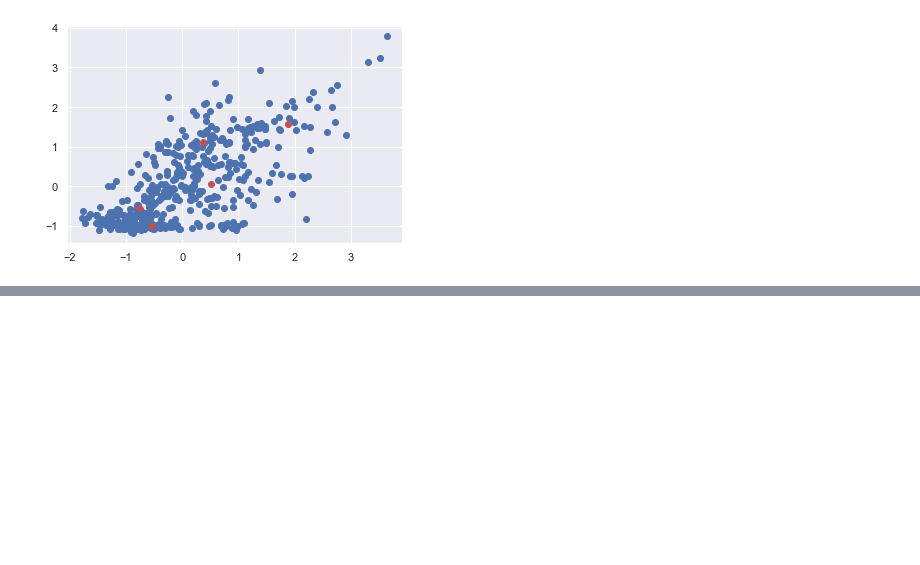
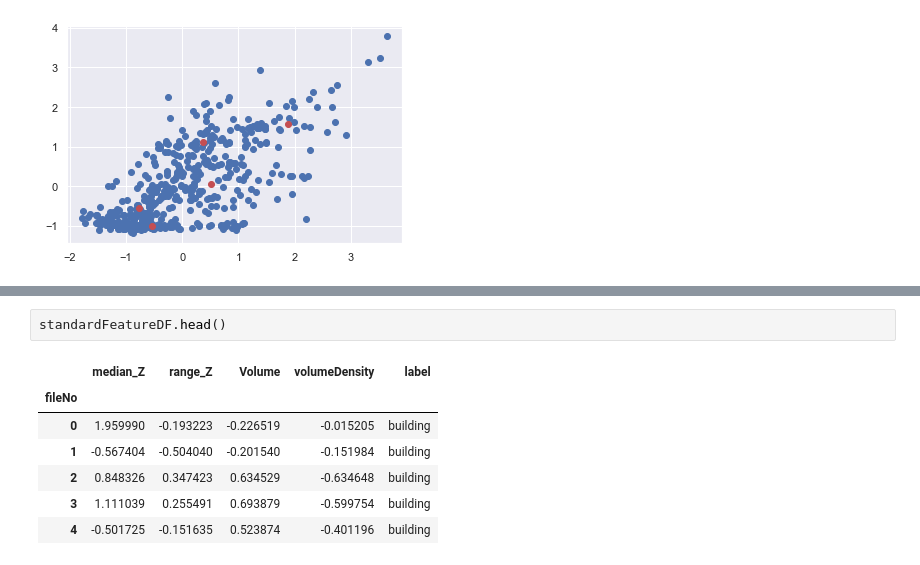
Before and after one commit to pratyush1611/GEO5017_Assignments, a Jupyter notebook: asg01.ipynb, the cells around one changed output, grey strips where cells are left out. Saved outputs shown, nothing was run; the diff lists cells and outputs as text; blank space fills up the shorter version.

```diff
--- a/asg01.ipynb
+++ b/asg01.ipynb
@@ -666,0 +709,10 @@ plt.show()
+# %%
+standardFeatureDF.head()
+# %% [output]
+|  | median_Z | range_Z | Volume | volumeDensity | label |
+| fileNo |  |  |  |  |  |
+| 0 | 1.959990 | -0.193223 | -0.226519 | -0.015205 | building |
+| 1 | -0.567404 | -0.504040 | -0.201540 | -0.151984 | building |
+| 2 | 0.848326 | 0.347423 | 0.634529 | -0.634648 | building |
+| 3 | 1.111039 | 0.255491 | 0.693879 | -0.599754 | building |
+| 4 | -0.501725 | -0.151635 | 0.523874 | -0.401196 | building |
```
Also changed, not shown: parts of 3 cells of this notebook.
